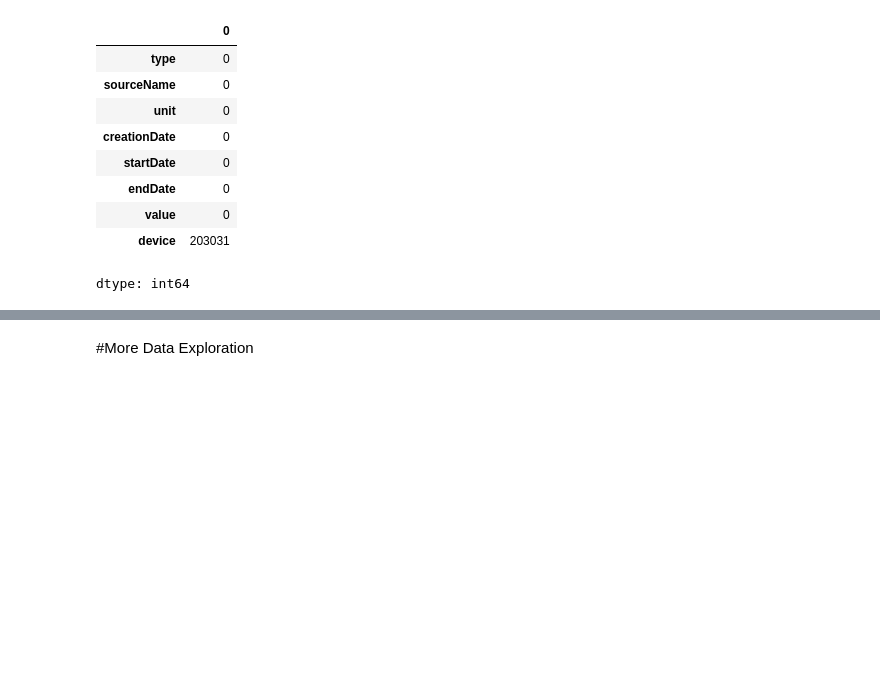
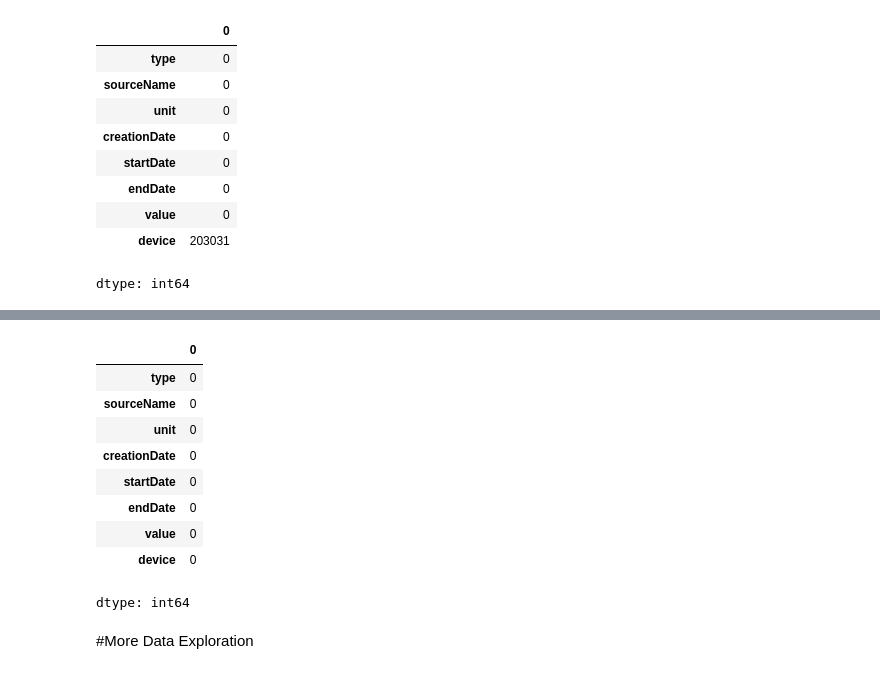
Before and after one commit to YomnaElmousalami/AppleHealthData_Analysis, a Jupyter notebook: Analyze_Sis_health_Data.ipynb, the cells around one changed output, grey strips where cells are left out. Drawn from its saved outputs; the diff is of its cells as text; code cells hidden in the pictures; blank space fills up the shorter version.

```diff
--- a/Analyze_Sis_health_Data.ipynb
+++ b/Analyze_Sis_health_Data.ipynb
@@ -392,3 +427,16 @@ dtype: int64
+# %%
+records_df.isnull().sum()
+# %% [output]
+|  | 0 |
+| type | 0 |
+| sourceName | 0 |
+| unit | 0 |
+| creationDate | 0 |
+| startDate | 0 |
+| endDate | 0 |
+| value | 0 |
+| device | 0 |
+dtype: int64
 # %% [markdown]
 #More Data Exploration
 # %%
```
Also changed, not shown: parts of 3 cells of this notebook.
